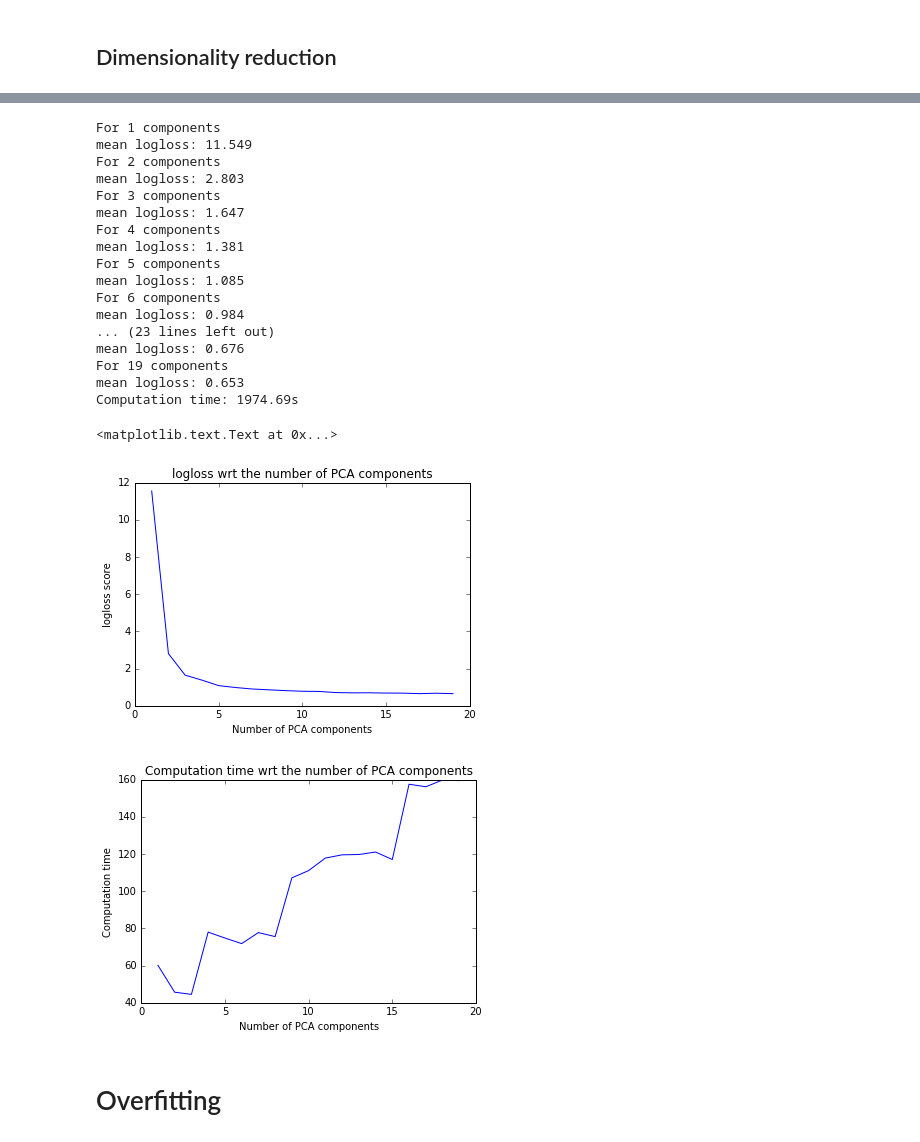
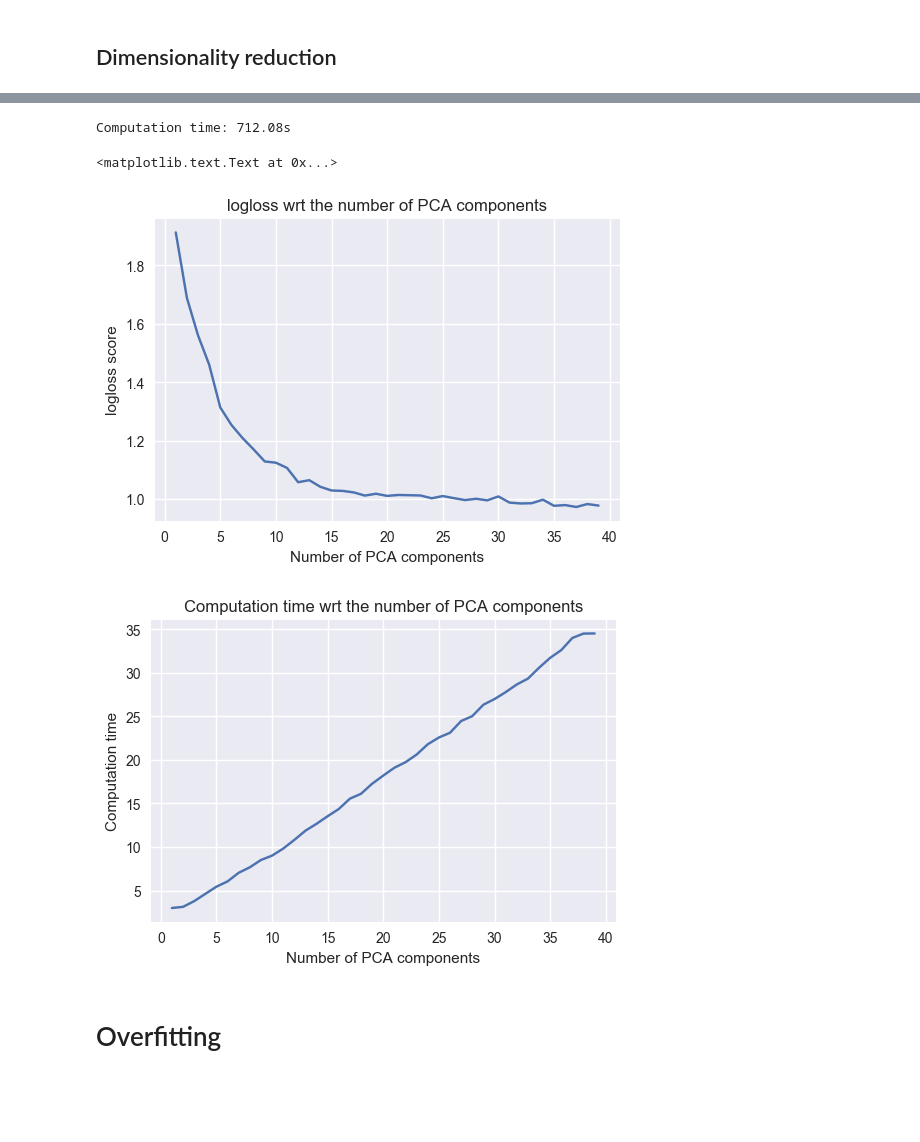
Before and after one commit to hplantec/TC1_kaggle, a Jupyter notebook: main_program.ipynb, the cells around one changed output, grey strips where cells are left out. Drawn from its saved outputs; the diff is of its cells as text; code cells hidden in the pictures; blank space fills up the shorter version.

```diff
--- a/main_program.ipynb
+++ b/main_program.ipynb
@@ -352,11 +431,18 @@ y_probas = sgd.predict_proba(X_test)
 print("Without calibration")
 print("Mean log_loss : %.4f" %log_loss(y_test,y_probas))
 
+cal_sgd = CalibratedClassifierCV(base_estimator = SGDClassifier(loss = 'log'))
+cal_sgd.fit(X_train,y_train)
+
+y_probas = cal_sgd.predict_proba(X_test)
+print("\nWith sigmoid calibration")
+print("Mean log_loss : %.4f" %log_loss(y_test,y_probas))
+
 cal_sgd = CalibratedClassifierCV(base_estimator = SGDClassifier(loss = 'log'),method = 'isotonic')
 cal_sgd.fit(X_train,y_train)
 
 y_probas = cal_sgd.predict_proba(X_test)
-print("\nWith calibration")
+print("\nWith isotonic calibration")
 print("Mean log_loss : %.4f" %log_loss(y_test,y_probas))
 # %% [output]
 Without calibration
@@ -374,11 +462,18 @@ y_probas = boost.predict_proba(X_test)
 print("Without calibration")
 print("Mean log_loss : %.4f" %log_loss(y_test,y_probas))
 
+cal_boost = CalibratedClassifierCV(base_estimator = GradientBoostingClassifier(random_state = 42))
+cal_boost.fit(X_train,y_train)
+
+y_probas = cal_boost.predict_proba(X_test)
+print("\nWith sigmoid calibration")
+print("Mean log_loss : %.4f" %log_loss(y_test,y_probas))
+
 cal_boost = CalibratedClassifierCV(base_estimator = GradientBoostingClassifier(random_state = 42),method = 'isotonic')
 cal_boost.fit(X_train,y_train)
 
 y_probas = cal_boost.predict_proba(X_test)
-print("\nWith calibration")
+print("\nWith isotonic calibration")
 print("Mean log_loss : %.4f" %log_loss(y_test,y_probas))
 # %% [output]
 Without calibration
@@ -396,11 +493,18 @@ y_probas = logreg.predict_proba(X_test)
 print("Without calibration")
 print("Mean log_loss : %.4f" %log_loss(y_test,y_probas))
 
+cal_logreg = CalibratedClassifierCV(base_estimator = GradientBoostingClassifier(random_state = 42))
+cal_logreg.fit(X_train,y_train)
+
+y_probas = cal_logreg.predict_proba(X_test)
+print("\nWith sigmoid calibration")
+print("Mean log_loss : %.4f" %log_loss(y_test,y_probas))
+
 cal_logreg = CalibratedClassifierCV(base_estimator = GradientBoostingClassifier(random_state = 42),method = 'isotonic')
 cal_logreg.fit(X_train,y_train)
 
 y_probas = cal_logreg.predict_proba(X_test)
-print("\nWith calibration")
+print("\nWith isotonic calibration")
 print("Mean log_loss : %.4f" %log_loss(y_test,y_probas))
 # %% [output]
 Without calibration
@@ -521,3 +627,10 @@ y_probas = best_rf_clf.predict_proba(X_test)
 print("Mean log_loss : %.4f" %log_loss(y_test,y_probas))
 # %% [markdown]
 ## Dimensionality reduction
+# %%
+pca = PCA()
+pca.fit(X_train,y_train)
+plt.plot(np.cumsum(pca.explained_variance_ratio_))
+plt.title('Variance cumulée de la cible en fonction de la PCA')
+plt.xlabel("Nombre de composantes de la PCA")
+plt.ylabel("Variance cumulée de la cible")
@@ -525,56 +641,40 @@ print("Mean log_loss : %.4f" %log_loss(y_test,y_probas))
 # Optimisation du nombre de composantes dans la PCA
 tps = clock()
 scores = []
 times = []
-model = RandomForestClassifier(n_estimators=150, criterion ='entropy')
-max_comp = 20
+model = CalibratedClassifierCV(base_estimator = DecisionTreeClassifier(),method = 'isotonic')
+max_comp = 40
 for n_comp in range(1,max_comp):
     tps2 = clock()
     pca = PCA(n_components=n_comp)
 
     Xtr_new = pca.fit_transform(X_train,y_train)
     model.fit(Xtr_new,y_train)
 
     Xte_new = pca.transform(X_test)
     y_probas = model.predict_proba(Xte_new)
     score = log_loss(y_test,y_probas)
 
     scores.append(score)
     times.append(clock()-tps2)
-    print("For %i components"%n_comp)
-    print("mean logloss: %.3f"%score)
+    #print("For %i components"%n_comp)
+    #print("mean logloss: %.3f"%score)
 
 print("Computation time: %.2fs" %(clock()-tps))
 plt.plot(np.arange(1,max_comp),scores)
 plt.title("logloss wrt the number of PCA components")
 plt.xlabel("Number of PCA components")
 plt.ylabel("logloss score")
 plt.figure()
 plt.plot(np.arange(1,max_comp),times)
 plt.title("Computation time wrt the number of PCA components")
 plt.xlabel("Number of PCA components")
 plt.ylabel("Computation time")
 # %% [output]
-For 1 components
-mean logloss: 11.549
-For 2 components
-mean logloss: 2.803
-For 3 components
-mean logloss: 1.647
-For 4 components
-mean logloss: 1.381
-For 5 components
-mean logloss: 1.085
-For 6 components
-mean logloss: 0.984
-... (23 lines left out)
-mean logloss: 0.676
-For 19 components
-mean logloss: 0.653
-Computation time: 1974.69s
+Computation time: 712.08s
 <matplotlib.text.Text at 0x...>
-[figure, old version]
+[figure, new version]
-[figure, old version]
+[figure, new version]
 # %% [markdown]
 # Overfitting
 # %%
```
Also changed, not shown: parts of 37 cells of this notebook.
